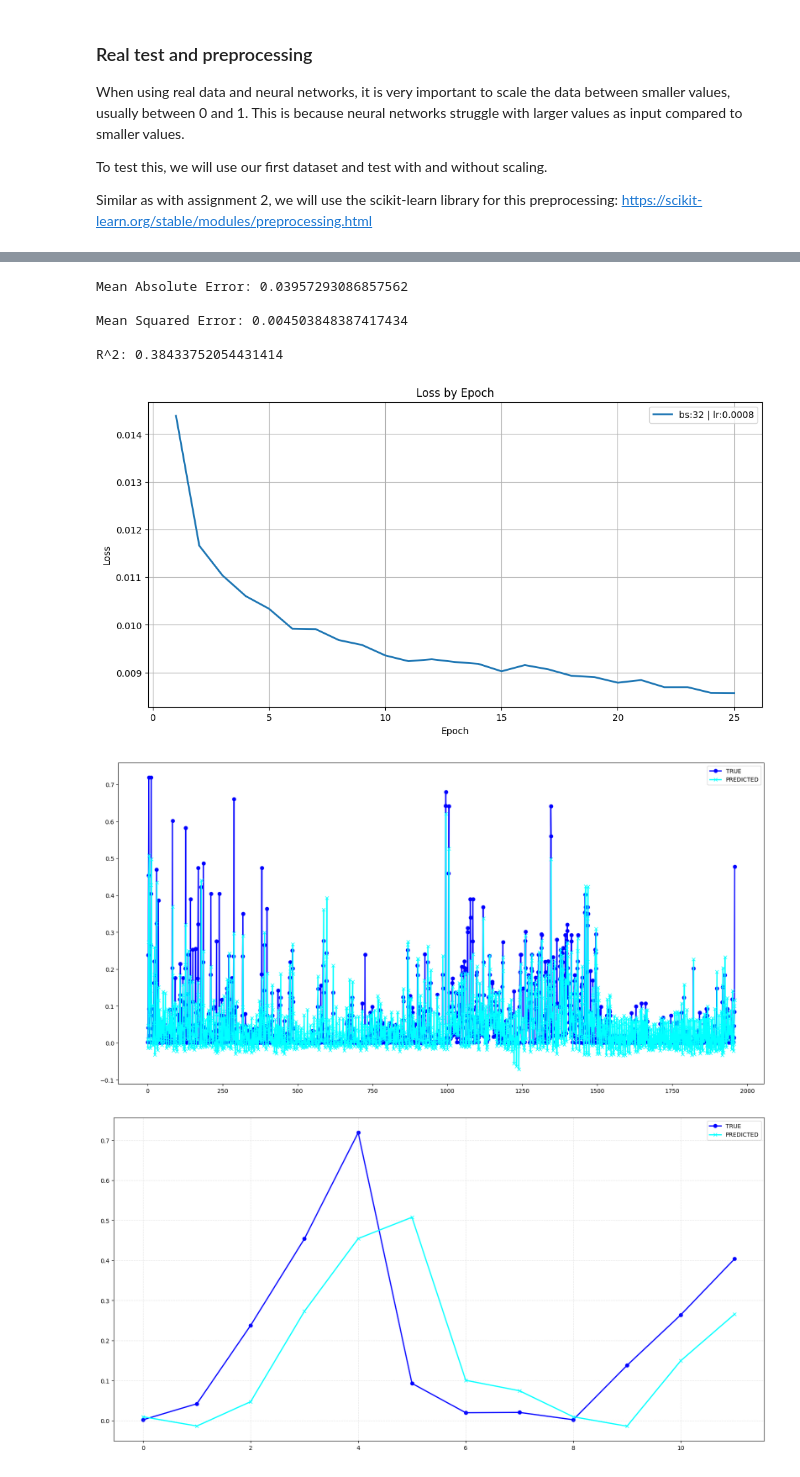
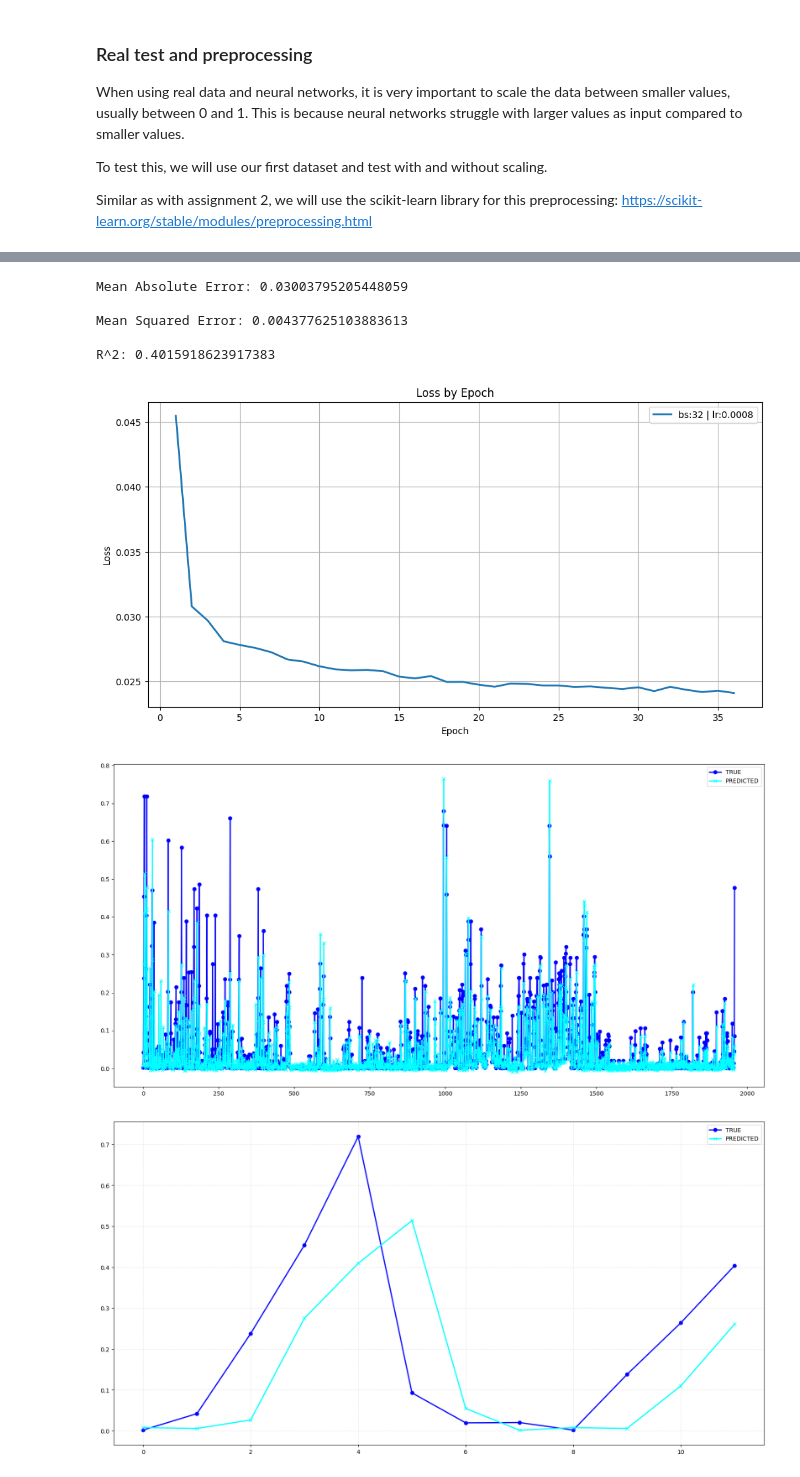
Before and after one commit to mosmar99/Pest-Outbrakes, a Jupyter notebook: nn_reg.ipynb, the cells around one changed output, grey strips where cells are left out. Cells and saved outputs as stored; diff of their text form; code cells hidden in the pictures.

```diff
--- a/nn_reg.ipynb
+++ b/nn_reg.ipynb
@@ -143,6 +169,30 @@ def d_MSE_loss(y_hat, y):
 def d_log_loss(y_hat, y):
     y_hat = softmax(y_hat)
     return (y_hat - y) / y.shape[0]
+
+def d_MAE_loss(y_hat, y):
+    n = y.shape[0]
+    dy = np.sign(y_hat - y) / n
+    return dy
+
+def d_Huber_loss(y_hat, y, delta=0.1):
+    error = y_hat - y
+    is_small_error = np.abs(error) <= delta
+    dy = np.where(is_small_error, error, delta * np.sign(error)) / y.shape[0]
+    return dy
+
+def d_log_cosh_loss(y_hat, y):
+    return np.tanh(y_hat - y) / y.shape[0]
+
+def d_quantile_loss(y_hat, y, quantile=0.55):
+    error = y_hat - y
+    dy = np.where(error >= 0, quantile, quantile - 1) / y.shape[0]
+    return dy
+
+def d_weighted_loss(y_hat, y, spike_threshold=0.1, spike_weight=5.0):
+    error = y_hat - y
+    dy = np.where(np.abs(error) > spike_threshold, spike_weight * np.sign(error), np.sign(error)) / y.shape[0]
+    return dy
 # %% [markdown]
 ### 4) Forward propagation
 
@@ -249,8 +299,13 @@ class NeuralNet(object):
         self.activation_functions = [activation_function] * len(neurons) + ["none"]
 
         loss_functions = {
+            'log_loss': (log_loss, d_log_loss),
             'mse': (MSE_loss, d_MSE_loss),
-            'log_loss': (log_loss, d_log_loss)
+            'mae': (MAE_loss, d_MAE_loss),
+            'huber_loss': (Huber_loss, d_Huber_loss),
+            'log_cosh_loss': (log_cosh_loss, d_log_cosh_loss),
+            'quantile_loss': (quantile_loss, d_quantile_loss),
+            'weighted_loss': (weighted_loss, d_weighted_loss)
         }
         self.loss, self.d_loss = loss_functions[loss_function]
         self.optimizers = [Optimizer(optimizer_type, learning_rate, w.shape, b.shape) for w, b in zip(self.weights, self.biases)]
@@ -354,7 +409,7 @@ new_batches_by_epoch = int((rows * (1-v_s))/batch_size)
 k = np.random.randint(0,10,(features,1))
 X = np.random.normal(0,1,(rows,features))
 y = np.dot(X,k) + 0.1 + np.random.normal(0,0.01,(rows,1))
-nn = NeuralNet(features, 1, [18, 12], activation_function='leaky_relu', optimizer_type='adam', learning_rate=1e-3)
+nn = NeuralNet(features, 1, [18, 12], activation_function='leaky_relu', optimizer_type='adam', learning_rate=1e-3, loss_function='mse')
 losses_by_batch, losses_by_epoch = nn.train_net(X, y, batch_size=32, epochs=epochs, use_validation_data=True, validation_split=v_s)
 
 plt.figure(figsize=(12,6))
@@ -453,14 +508,14 @@ epochs = 100
 layer_sizes = 3 * [2*features]
 patience = 8
 learning_rate = 0.0008
-X_train = np.array(pd.read_csv('nn_data/reg/X_train_n.csv').drop('Column0', axis=1).head(rows - (rows % batch_size)))
-y_train = np.array(pd.read_csv('nn_data/reg/y_train_n.csv').drop('Column0', axis=1).head(rows - (rows % batch_size)))
-X_test = np.array(pd.read_csv('nn_data/reg/X_test_n.csv').drop('Column0', axis=1))
-y_test = np.array(pd.read_csv('nn_data/reg/y_test_n.csv').drop('Column0', axis=1))
+X_train = np.array(pd.read_csv('nn_data/reg/inn_40/X_train_n.csv').drop(['Column0'], axis=1).head(rows - (rows % batch_size)))
+y_train = np.array(pd.read_csv('nn_data/reg/inn_40/y_train_n.csv').drop(['Column0'], axis=1).head(rows - (rows % batch_size)))
+X_test = np.array(pd.read_csv('nn_data/reg/inn_40/X_test_n.csv').drop(['Column0'], axis=1))
+y_test = np.array(pd.read_csv('nn_data/reg/inn_40/y_test_n.csv').drop(['Column0'], axis=1))
 
-features = pd.read_csv('nn_data/reg/X_train_n.csv').drop('Column0', axis=1).shape[1]
+features = pd.read_csv('nn_data/reg/inn_40/X_train_n.csv').drop(['Column0'], axis=1).shape[1]
 
-nn = NeuralNet(input_dim=features, output_dim=1, neurons=layer_sizes, loss_function='mse',  activation_function='gelu', optimizer_type='adam', learning_rate=learning_rate)
+nn = NeuralNet(input_dim=features, output_dim=1, neurons=layer_sizes, loss_function='quantile_loss',  activation_function='gelu', optimizer_type='adam', learning_rate=learning_rate)
 
 activations = nn.forward(X_test)
 
@@ -469,36 +524,36 @@ losses_by_epoch = nn.train_net(X_train, y_train, epochs=epochs, batch_size=batch
 
 activations = nn.forward(X_test)
 print('\nMean Absolute Error:', mean_absolute_error(y_true=y_test, y_pred=activations))
 print('\nMean Squared Error:', mean_squared_error(y_true=y_test, y_pred=activations))
 print('\nR^2:', r2_score(y_true=y_test, y_pred=activations))
 
 plt.figure(figsize=(12,6))
 plt.plot(np.arange(0, len(losses_by_epoch)+1)[1:], losses_by_epoch, alpha=1, color='tab:blue', lw=2, zorder=2, label=f'bs:{batch_size} | lr:{learning_rate}')
 plt.xlabel('Epoch')
 plt.ylabel('Loss')
 plt.title('Loss by Epoch')
 plt.grid()
 plt.legend()
 plt.show()
 
 plt.figure(figsize=(20,10))
 plt.plot(range(len(y_test)),y_test, color='blue', zorder=1, lw=2, marker='o', label='TRUE')
 plt.plot(range(len(activations)),activations, color='cyan', lw=2, marker='x', label='PREDICTED')
 plt.legend()
 plt.show()
 
 plt.figure(figsize=(20,10))
 plt.plot(range(len(y_test[:12])),y_test[:12], color='blue', zorder=1, lw=2, marker='o', label='TRUE')
 plt.plot(range(len(activations[:12])),activations[:12], color='cyan', lw=2, marker='x', label='PREDICTED')
 plt.grid(alpha=.3, ls='--')
 plt.legend()
 plt.show()
 # %% [output]
-Mean Absolute Error: 0.03957293086857562
+Mean Absolute Error: 0.03003795205448059
 
-Mean Squared Error: 0.004503848387417434
+Mean Squared Error: 0.004377625103883613
 
-R^2: 0.38433752054431414
+R^2: 0.4015918623917383
-[figure, old version]
+[figure, new version]
-[figure, old version]
+[figure, new version]
-[figure, old version]
+[figure, new version]
```
Also changed, not shown: parts of 24 cells of this notebook, 18 other files.
